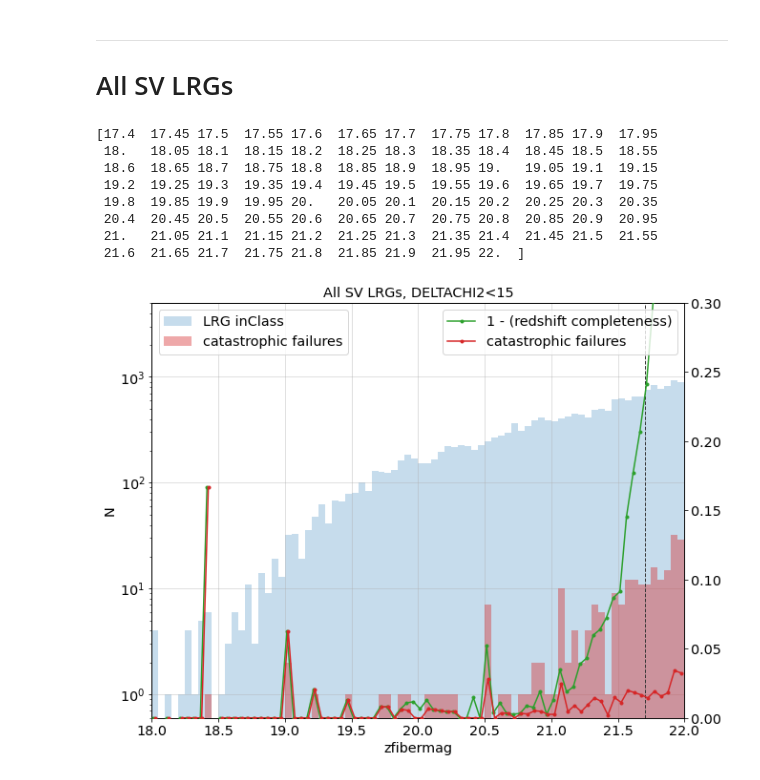
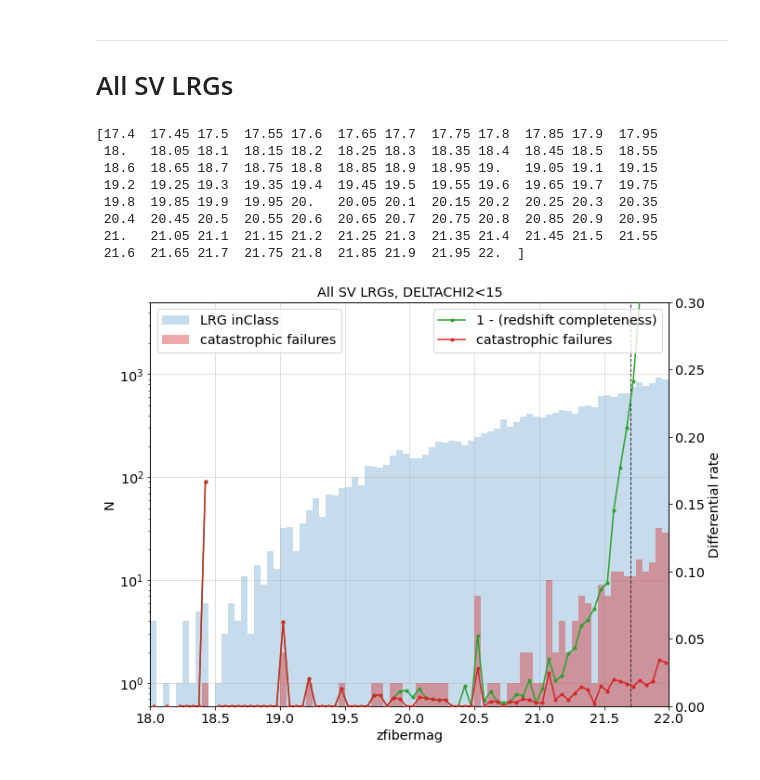
Before and after one commit to rongpu/desi-examples, a Jupyter notebook: sv/lrg_failure_rates-different_zfiber_limits.ipynb, the cells around one changed output. Saved outputs shown, nothing was run; the diff lists cells and outputs as text; code cells hidden in the pictures.

```diff
--- a/sv/lrg_failure_rates-different_zfiber_limits.ipynb
+++ b/sv/lrg_failure_rates-different_zfiber_limits.ipynb
@@ -380,36 +380,36 @@ errors_complete = np.clip(np.sqrt(n * p_complete * (1-p_complete))/n, np.sqrt(n
 n, p_fail = n_fail, n_fail/n_in_class
 p1 = np.maximum(p_fail, 1/n)  # error floor
 errors_fail = np.clip(np.sqrt(n * p_fail * (1-p_fail))/n, np.sqrt(n * p1 * (1-p1))/n, 1)
 
 fig, ax1 = plt.subplots(figsize=(10, 8))
 ax1.hist(zbest['zfibermag'][inclass], bins=bins, alpha=0.25, label='LRG inClass', zorder=1, log=True)
 ax1.hist(zbest['zfibermag'][inclass & mask_quality & mask_fail], bins=bins, alpha=0.4, label='catastrophic failures', zorder=2, color='C3')
 ax1.set_xlabel('zfibermag')
 ax1.set_ylabel('N')
 ax1.set_title('All SV LRGs, DELTACHI2<15')
 ax1.legend(loc='upper left')
 ax1.grid(alpha=0.5)
 ax1.set_ylim(0.6, 5e3)
 ax2 = ax1.twinx()
-ax2.plot(bin_centers-0.01, 1-p_complete, '.-', label='1 - (redshift completeness)', zorder=3, color='C2')
+ax2.plot(bin_centers, 1-p_complete, '.-', label='1 - (redshift completeness)', zorder=3, color='C2')
 ax2.plot(bin_centers, p_fail, '.-', label='catastrophic failures', zorder=3, color='C3')
 ax2.axvline(21.7, ls='--', lw=1, color='0.2')
 ax2.set_xlabel('zfibermag')
-# ax2.set_ylabel('Failure fraction', color=color)
+ax2.set_ylabel('Differential rate')
 ax2.set_xlim(18, 22)
 ax2.set_ylim(0, 0.3)
 ax2.legend(loc='upper right')
 plt.show()
 # %% [output]
 [17.4  17.45 17.5  17.55 17.6  17.65 17.7  17.75 17.8  17.85 17.9  17.95
  18.   18.05 18.1  18.15 18.2  18.25 18.3  18.35 18.4  18.45 18.5  18.55
  18.6  18.65 18.7  18.75 18.8  18.85 18.9  18.95 19.   19.05 19.1  19.15
  19.2  19.25 19.3  19.35 19.4  19.45 19.5  19.55 19.6  19.65 19.7  19.75
  19.8  19.85 19.9  19.95 20.   20.05 20.1  20.15 20.2  20.25 20.3  20.35
  20.4  20.45 20.5  20.55 20.6  20.65 20.7  20.75 20.8  20.85 20.9  20.95
  21.   21.05 21.1  21.15 21.2  21.25 21.3  21.35 21.4  21.45 21.5  21.55
  21.6  21.65 21.7  21.75 21.8  21.85 21.9  21.95 22.  ]
-[figure, old version]
+[figure, new version]
 # %%
 bins = np.linspace(17.4, 22., 93)
 print(bins)
```
Also changed, not shown: parts of 3 cells of this notebook, 1 other file.
